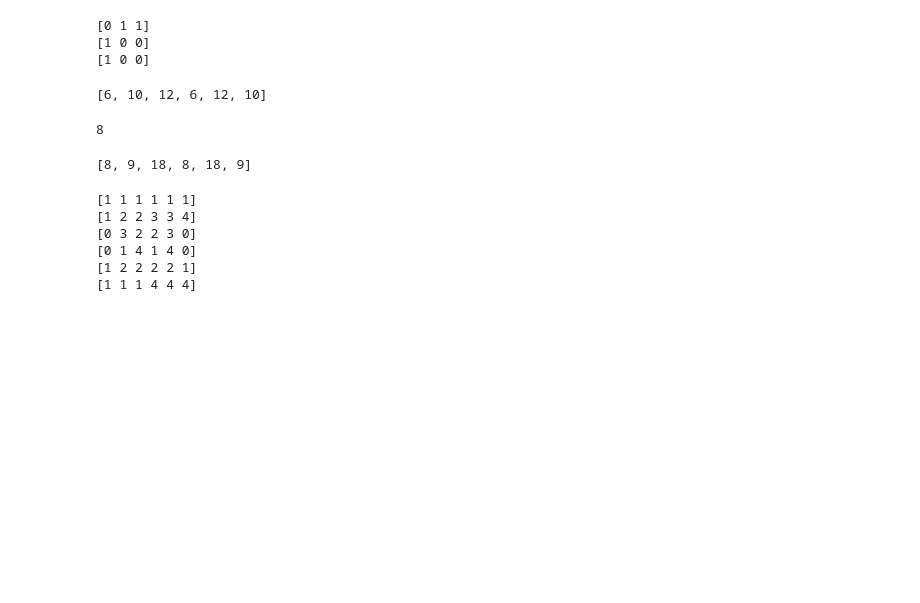
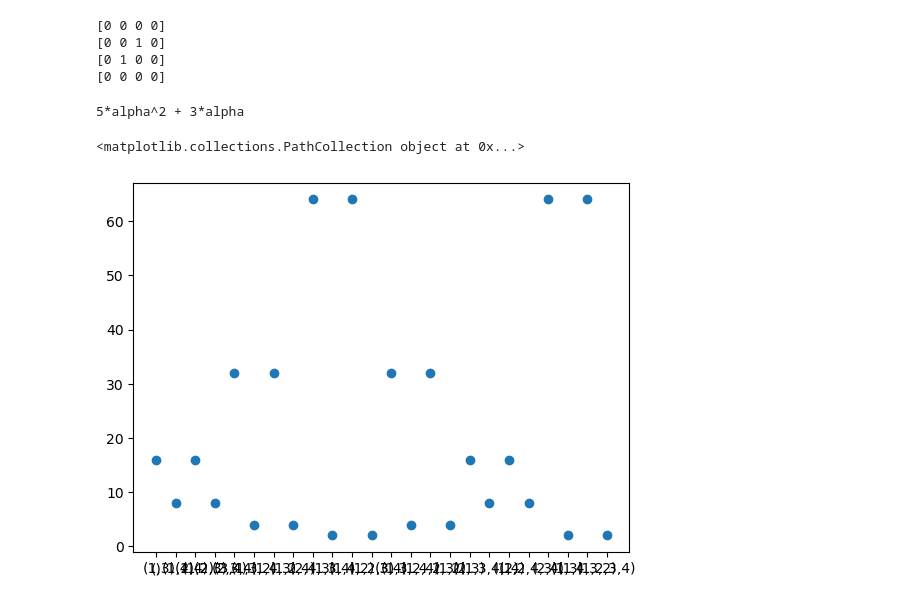
Before and after one commit to jacksonwalters/embedding-graphs-finite-fields, a Jupyter notebook: embedding_graphs_finite_fields.ipynb, the cells around one changed output. Drawn from its saved outputs; the diff is of its cells as text; code cells hidden in the pictures; blank space fills up the shorter version.

Commit message:
generate plots of function and Fourier transform

```diff
--- a/embedding_graphs_finite_fields.ipynb
+++ b/embedding_graphs_finite_fields.ipynb
@@ -137,30 +137,24 @@ def fourier_coefficients(A,p):
     return sga_dft*vector(f_list)
+# %%
+n=4; p=7
 # %%
-A = all_adj_mats(3)[4]; A
+A = all_adj_mats(n)[4]; A
 # %% [output]
-[0 1 1]
-[1 0 0]
-[1 0 0]
+[0 0 0 0]
+[0 0 1 0]
+[0 1 0 0]
+[0 0 0 0]
-# %%
-#compute the value of f for the entire symmetric group
-[f_int(A,sigma) for sigma in SymmetricGroup(3)]
-# %% [output]
-[6, 10, 12, 6, 12, 10]
 # %%
-graph_embedding_basic(A,23)
+graph_embedding_basic(A,p)
 # %% [output]
-8
+5*alpha^2 + 3*alpha
-# %%
-[f_embed(A,sigma,23) for sigma in SymmetricGroup(3)]
-# %% [output]
-[8, 9, 18, 8, 18, 9]
-# %%
-SymmetricGroup(3).algebra(GF(5)).dft()
-# %% [output]
-[1 1 1 1 1 1]
-[1 2 2 3 3 4]
-[0 3 2 2 3 0]
-[0 1 4 1 4 0]
-[1 2 2 2 2 1]
-[1 1 1 4 4 4]
+# %%
+import matplotlib.pyplot as plt
+xpoints = [str(sigma) for sigma in SymmetricGroup(n)]
+ypoints = [f_int(A,sigma) for sigma in SymmetricGroup(n)]
+# %%
+plt.scatter(xpoints,ypoints)
+# %% [output]
+<matplotlib.collections.PathCollection object at 0x...>
+[figure, added]
 # %%
```
Also changed, not shown: parts of 3 cells of this notebook.
